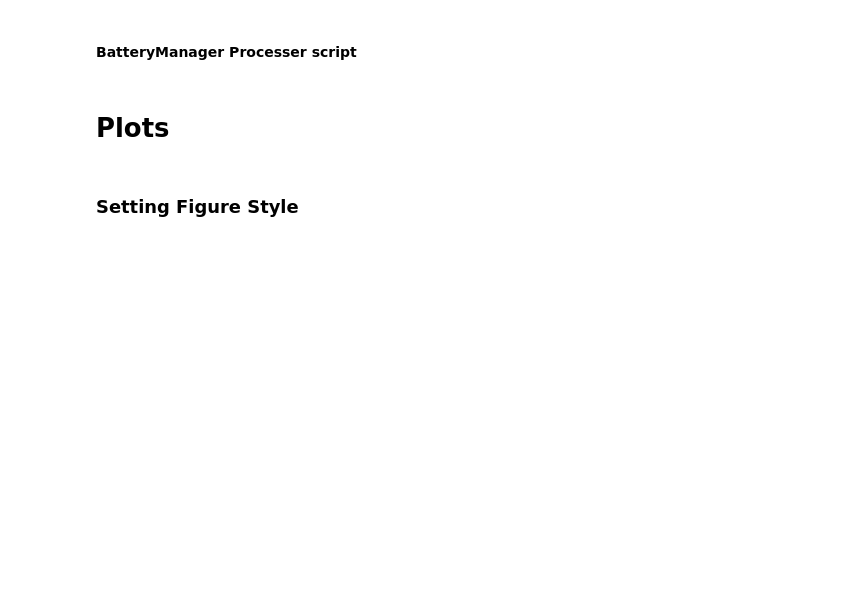
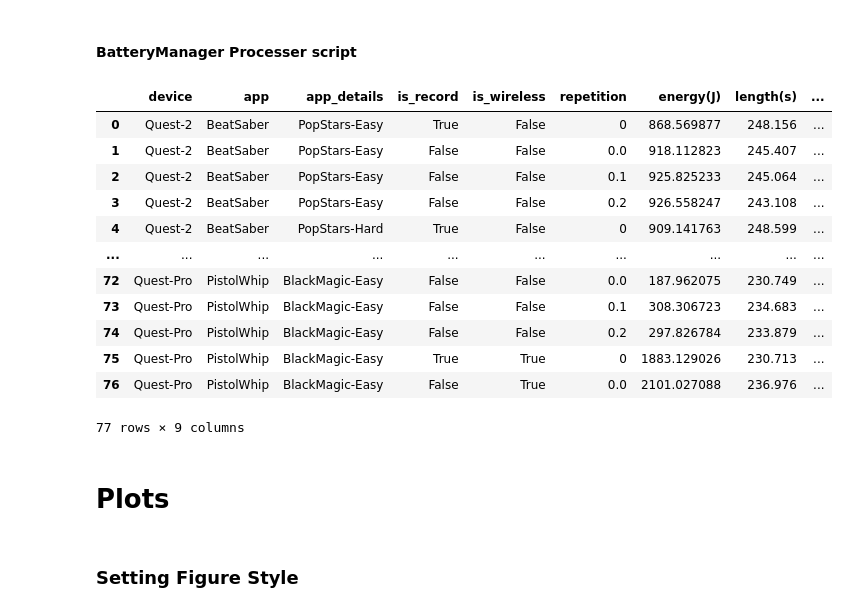
Before and after one commit to Raiduy/librnr-experiments, a Jupyter notebook: analysis_BM.ipynb, the cells around one changed output. Drawn from its saved outputs; the diff is of its cells as text; code cells hidden in the pictures; blank space fills up the shorter version.

```diff
--- a/analysis_BM.ipynb
+++ b/analysis_BM.ipynb
@@ -80,6 +80,22 @@ def process_BM():
 # %%
 bm = process_BM().reset_index(drop=True)
 bm.to_csv('overall_energy.csv', index=False)
+# %%
+bm
+# %% [output]
+|  | device | app | app_details | is_record | is_wireless | repetition | energy(J) | length(s) | ... |
+| 0 | Quest-2 | BeatSaber | PopStars-Easy | True | False | 0 | 868.569877 | 248.156 | ... |
+| 1 | Quest-2 | BeatSaber | PopStars-Easy | False | False | 0.0 | 918.112823 | 245.407 | ... |
+| 2 | Quest-2 | BeatSaber | PopStars-Easy | False | False | 0.1 | 925.825233 | 245.064 | ... |
+| 3 | Quest-2 | BeatSaber | PopStars-Easy | False | False | 0.2 | 926.558247 | 243.108 | ... |
+| 4 | Quest-2 | BeatSaber | PopStars-Hard | True | False | 0 | 909.141763 | 248.599 | ... |
+| ... | ... | ... | ... | ... | ... | ... | ... | ... | ... |
+| 72 | Quest-Pro | PistolWhip | BlackMagic-Easy | False | False | 0.0 | 187.962075 | 230.749 | ... |
+| 73 | Quest-Pro | PistolWhip | BlackMagic-Easy | False | False | 0.1 | 308.306723 | 234.683 | ... |
+| 74 | Quest-Pro | PistolWhip | BlackMagic-Easy | False | False | 0.2 | 297.826784 | 233.879 | ... |
+| 75 | Quest-Pro | PistolWhip | BlackMagic-Easy | True | True | 0 | 1883.129026 | 230.713 | ... |
+| 76 | Quest-Pro | PistolWhip | BlackMagic-Easy | False | True | 0.0 | 2101.027088 | 236.976 | ... |
+77 rows × 9 columns
 # %% [markdown]
 # Plots
 # %% [markdown]
```
Also changed, not shown: parts of 6 cells of this notebook.
